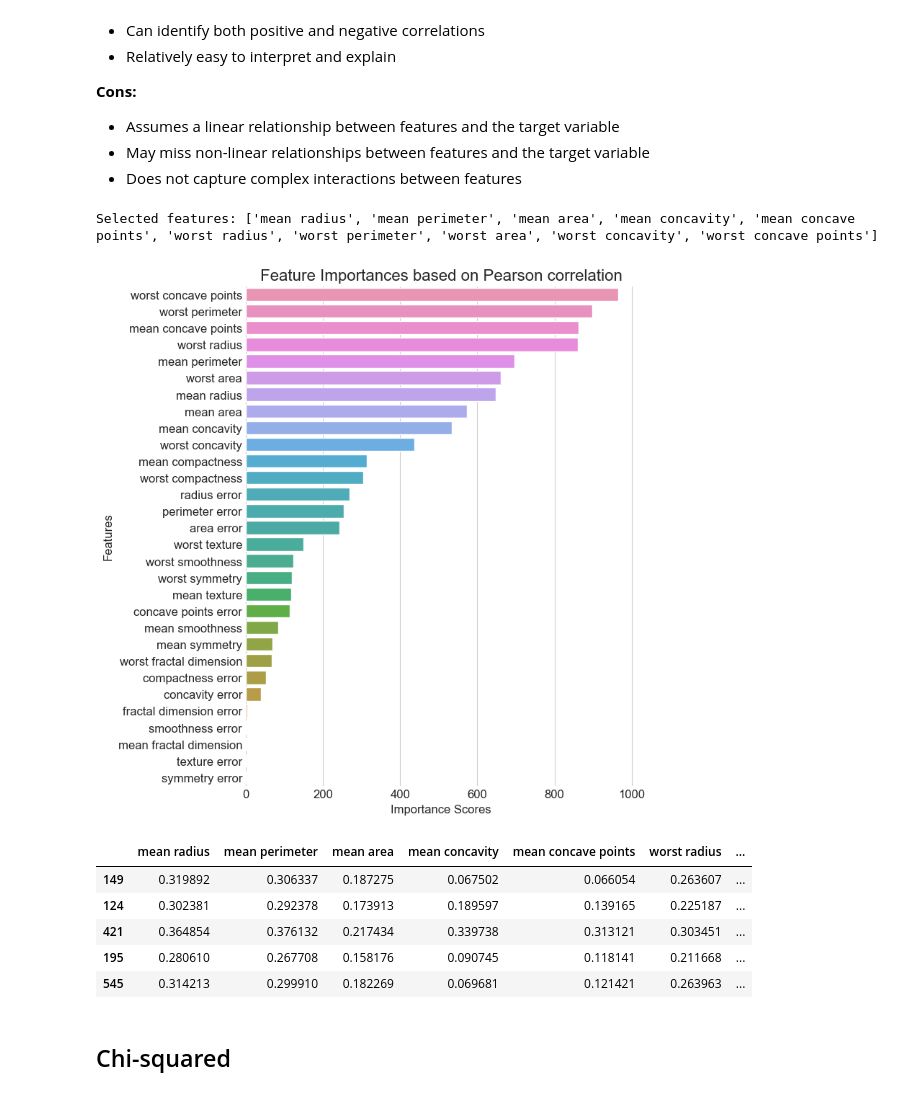
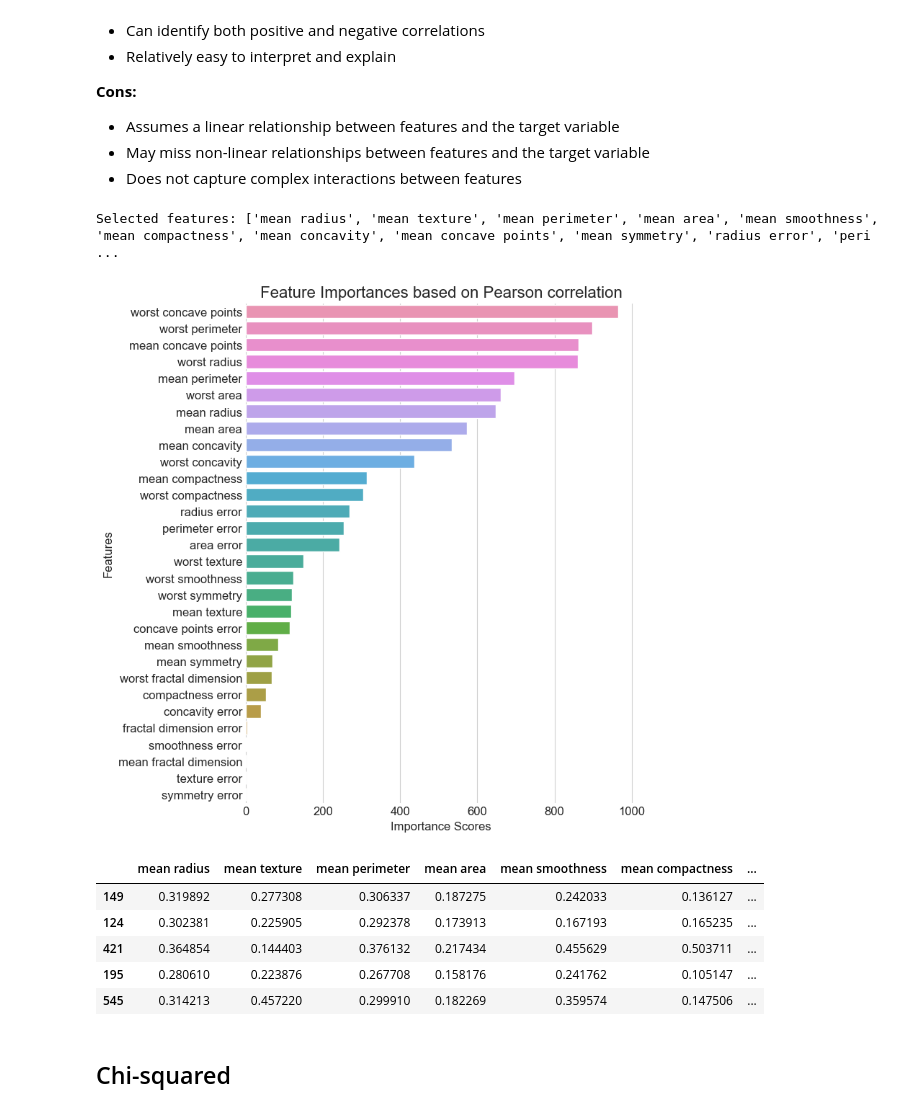
Before and after one commit to J-Jurza/tutorial_feature_selection, a Jupyter notebook: feature_selection_classification.ipynb, the cells around one changed output. Saved outputs shown, nothing was run; the diff lists cells and outputs as text; code cells hidden in the pictures.

```diff
--- a/feature_selection_classification.ipynb
+++ b/feature_selection_classification.ipynb
@@ -167,6 +139,8 @@ def plot_importances(df_in, title):
   plt.show()
 # %% [markdown]
 # 1. Filter methods
+# %%
+n_features = 25
 # %% [markdown]
 ## Pearson correlation
 
@@ -184,36 +158,36 @@ Pearson correlation feature selection measures the linear relationship between f
 # %%
 from sklearn.feature_selection import SelectKBest, f_regression
 
 # Apply Pearson correlation feature selection to select the top two features
-selector = SelectKBest(f_regression, k=10)
+selector = SelectKBest(f_regression, k=n_features)
 X_filter = selector.fit_transform(X, y)
 
 # Get the indices of the selected features
 mask = selector.get_support()
 
 # Make dataframe with new features
 X_train_corr = X_train.loc[:,mask]
 X_test_corr = X_test.loc[:,mask]
 new_features = X_train.loc[:,mask].columns.tolist()
 
 # Get the feature importances and plot
 scores = selector.scores_
 feature_importances = {feature_name: score for feature_name, score in zip(X_train.columns, scores)}
 feature_importances = pd.DataFrame(feature_importances.items(), columns=['Feature', 'Importance'])\
     .sort_values('Importance', ascending=True)
 print("Selected features:", new_features)
 plot_importances(feature_importances, 'Feature Importances based on Pearson correlation')
 
 X_train_corr.head()
 # %% [output]
-Selected features: ['mean radius', 'mean perimeter', 'mean area', 'mean concavity', 'mean concave points', 'worst radius', 'worst perimeter', 'worst area', 'worst concavity', 'worst concave points']
+Selected features: ['mean radius', 'mean texture', 'mean perimeter', 'mean area', 'mean smoothness', 'mean compactness', 'mean concavity', 'mean concave points', 'mean symmetry', 'radius error', 'peri ...
 [figure]
-|  | mean radius | mean perimeter | mean area | mean concavity | mean concave points | worst radius | ... |
-| 149 | 0.319892 | 0.306337 | 0.187275 | 0.067502 | 0.066054 | 0.263607 | ... |
-| 124 | 0.302381 | 0.292378 | 0.173913 | 0.189597 | 0.139165 | 0.225187 | ... |
-| 421 | 0.364854 | 0.376132 | 0.217434 | 0.339738 | 0.313121 | 0.303451 | ... |
-| 195 | 0.280610 | 0.267708 | 0.158176 | 0.090745 | 0.118141 | 0.211668 | ... |
-| 545 | 0.314213 | 0.299910 | 0.182269 | 0.069681 | 0.121421 | 0.263963 | ... |
+|  | mean radius | mean texture | mean perimeter | mean area | mean smoothness | mean compactness | ... |
+| 149 | 0.319892 | 0.277308 | 0.306337 | 0.187275 | 0.242033 | 0.136127 | ... |
+| 124 | 0.302381 | 0.225905 | 0.292378 | 0.173913 | 0.167193 | 0.165235 | ... |
+| 421 | 0.364854 | 0.144403 | 0.376132 | 0.217434 | 0.455629 | 0.503711 | ... |
+| 195 | 0.280610 | 0.223876 | 0.267708 | 0.158176 | 0.241762 | 0.105147 | ... |
+| 545 | 0.314213 | 0.457220 | 0.299910 | 0.182269 | 0.359574 | 0.147506 | ... |
 # %% [markdown]
 ## Chi-squared
 # %%
```
Also changed, not shown: parts of 25 cells of this notebook.
